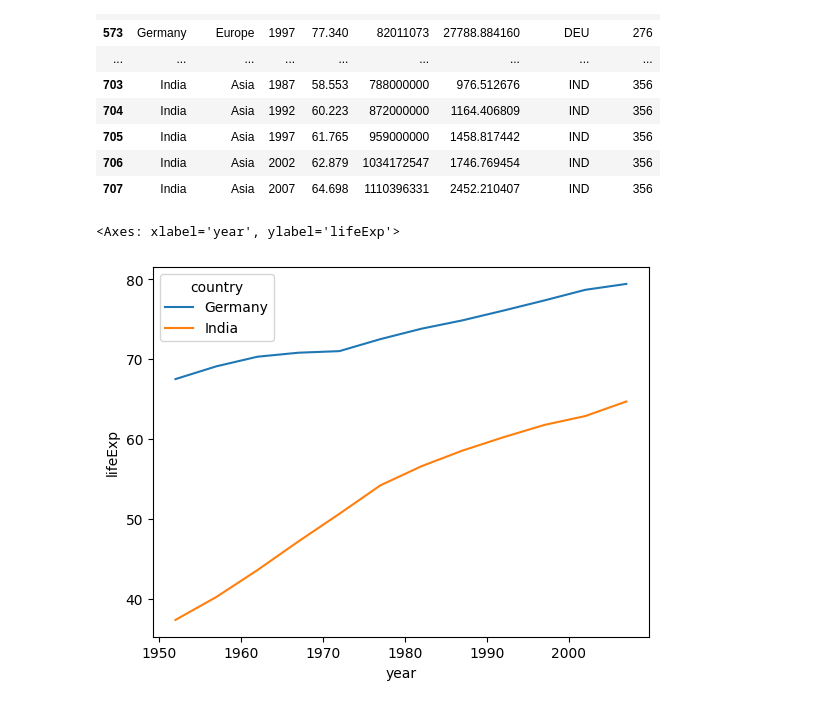
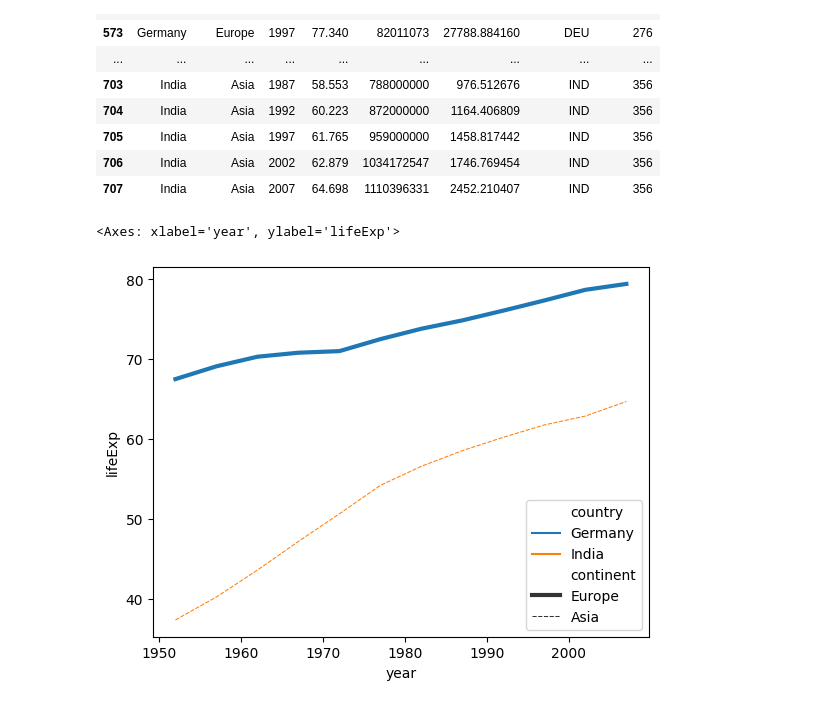
Before and after one commit to simran-aug15/Seaborn, a Jupyter notebook: relational_plots.ipynb, the cells around one changed output. Cells and saved outputs as stored; diff of their text form; code cells hidden in the pictures.

```diff
--- a/relational_plots.ipynb
+++ b/relational_plots.ipynb
@@ -103,7 +103,7 @@ temp_df
 | 707 | India | Asia | 2007 | 64.698 | 1110396331 | 2452.210407 | IND | 356 |
 # %%
 # Lineplot : axes level function
-sns.lineplot(data=temp_df,x='year',y='lifeExp',hue='country')
+sns.lineplot(data=temp_df,x='year',y='lifeExp',hue='country',style='continent',size='continent')# size= thickness and thinness of line
 # %% [output]
 <Axes: xlabel='year', ylabel='lifeExp'>
-[figure, old version]
+[figure, new version]
```
Also changed, not shown: parts of 1 cell of this notebook.
